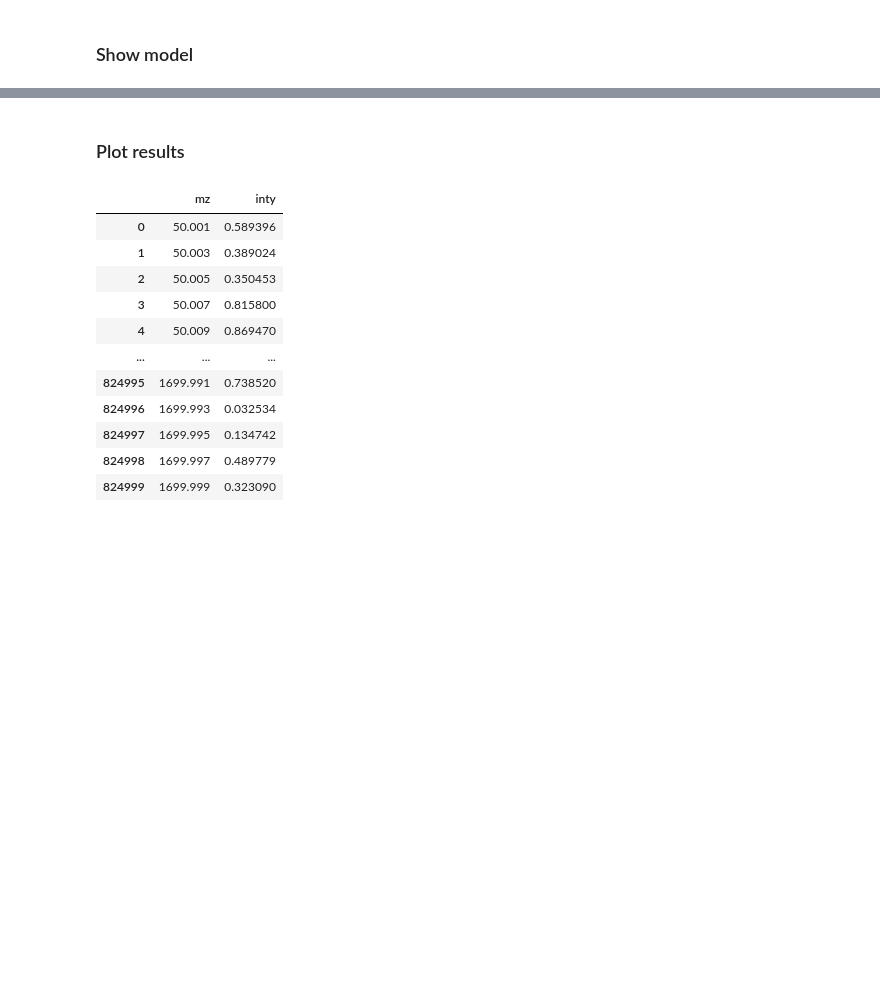
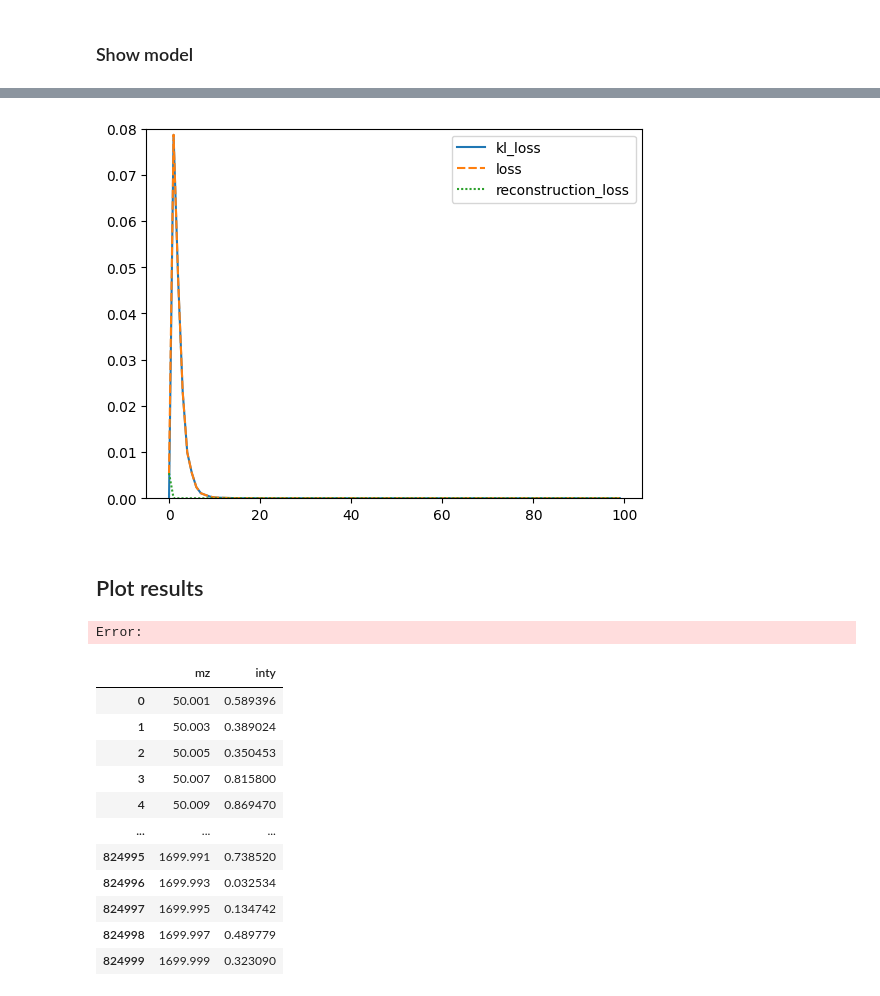
Before and after one commit to JosuaCarl/MStoML, a Jupyter notebook: skripts/VAE/VAE_interpret.ipynb, the cells around one changed output, grey strips where cells are left out. Saved outputs shown, nothing was run; the diff lists cells and outputs as text; code cells hidden in the pictures; blank space fills up the shorter version.

Commit message:
Prediction run

```diff
--- a/skripts/VAE/VAE_interpret.ipynb
+++ b/skripts/VAE/VAE_interpret.ipynb
@@ -119,3 +153,14 @@ keras.utils.model_to_dot(
+# %%
+ax = sns.lineplot(training_losses)
+plt.ylim([-2e-6, 8e-2])
+plt.show()
+# %% [output]
+[figure, added]
 # %% [markdown]
-### Plot results
+## Plot results
+# %%
+reconstructed_data = pd.read_csv("../../runs/VAE/training/vae_tensorflow_cpu_hm_1/vae_tensorflow_cpu_hm_1.prediction.tsv")#, sep="\t")
+reconstructed_data
+# %% [output]
+Error:
 # %%
```
Also changed, not shown: parts of 6 cells of this notebook, 6 other files.
